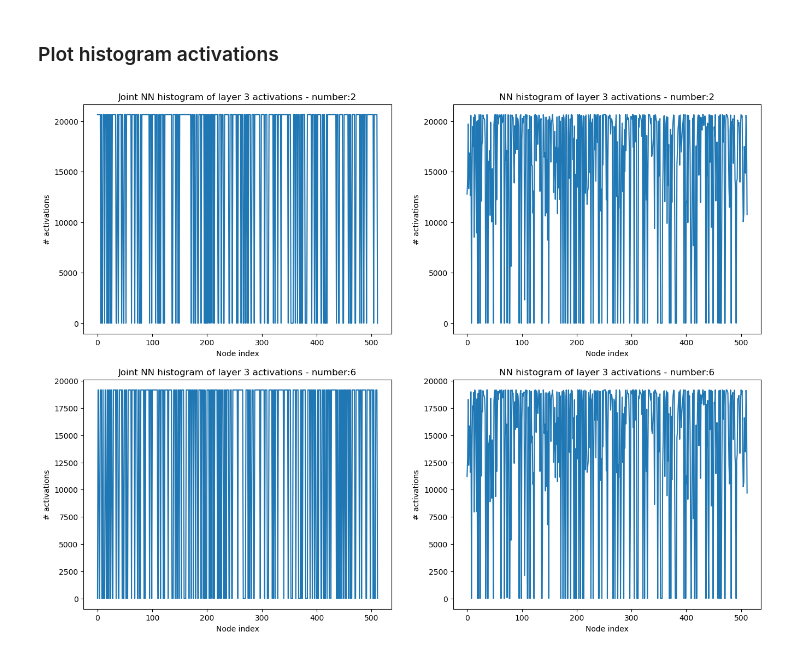
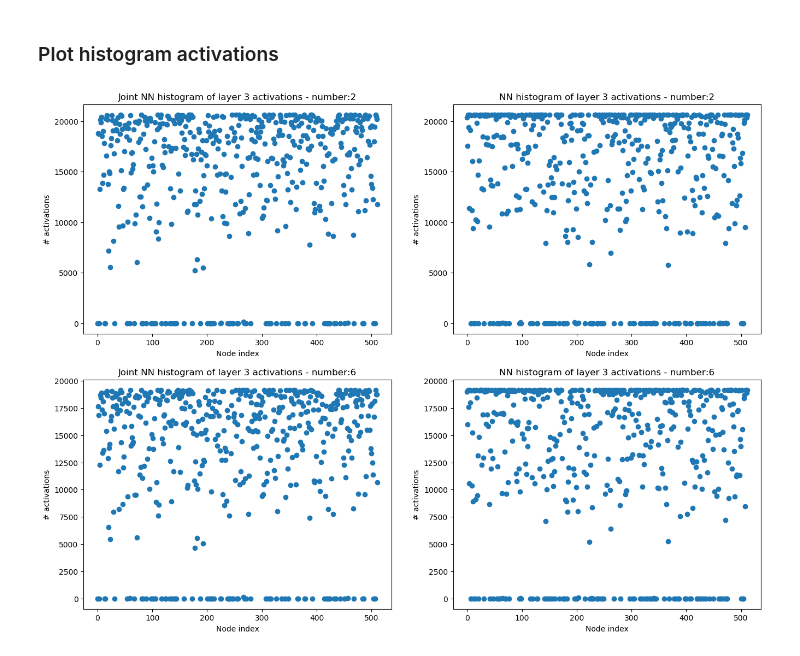
Before and after one commit to mm5110/sparse-structures-for-classification, a Jupyter notebook: joint/dev/ML_ISTA/Mike/joint_vs_standard_nn.ipynb, the cells around one changed output. Cells and saved outputs as stored; diff of their text form; code cells hidden in the pictures.

```diff
--- a/joint/dev/ML_ISTA/Mike/joint_vs_standard_nn.ipynb
+++ b/joint/dev/ML_ISTA/Mike/joint_vs_standard_nn.ipynb
@@ -185,7 +185,7 @@ for epoch in range(EPOCH):
         b_y = Variable(y)               # batch label
         if cudaopt:
             b_y, b_x = b_y.cuda(), b_x.cuda()
-        gamma, scores,_,_,_ = model_jnn.forward(b_x)
+        gamma, scores,_,_,gamma3 = model_jnn.forward(b_x)
 
         if epoch >= histogram_level:
             activations_count3_jnn += aux.compute_histogram(gamma3, m3, b_y)
@@ -289,28 +289,28 @@ Filters - JNN
 # %%
 idx1 = 2
 idx2 = 6
 
 plt.figure(figsize=(16,12))
 plt.subplot(2,2,1)
-plt.plot(np.arange(m3), activations_count3_jnn[idx1,:])
+plt.scatter(np.arange(m3), activations_count3_jnn[idx1,:])
 plt.title('Joint NN histogram of layer 3 activations - number:' + str(idx1))
 plt.xlabel('Node index')
 plt.ylabel('# activations')
 plt.subplot(2,2,2)
-plt.plot(np.arange(m3), activations_count3_0[idx1,:])
+plt.scatter(np.arange(m3), activations_count3_0[idx1,:])
 plt.title('NN histogram of layer 3 activations - number:' + str(idx1))
 plt.xlabel('Node index')
 plt.ylabel('# activations')
 plt.subplot(2,2,3)
-plt.plot(np.arange(m3), activations_count3_jnn[idx2,:])
+plt.scatter(np.arange(m3), activations_count3_jnn[idx2,:])
 plt.title('Joint NN histogram of layer 3 activations - number:' + str(idx2))
 plt.xlabel('Node index')
 plt.ylabel('# activations')
 plt.subplot(2,2,4)
-plt.plot(np.arange(m3), activations_count3_0[idx2,:])
+plt.scatter(np.arange(m3), activations_count3_0[idx2,:])
 plt.title('NN histogram of layer 3 activations - number:' + str(idx2))
 plt.xlabel('Node index')
 plt.ylabel('# activations')
 plt.show()
 # %% [output]
-[figure, old version]
+[figure, new version]
```
Also changed, not shown: parts of 6 cells of this notebook.
